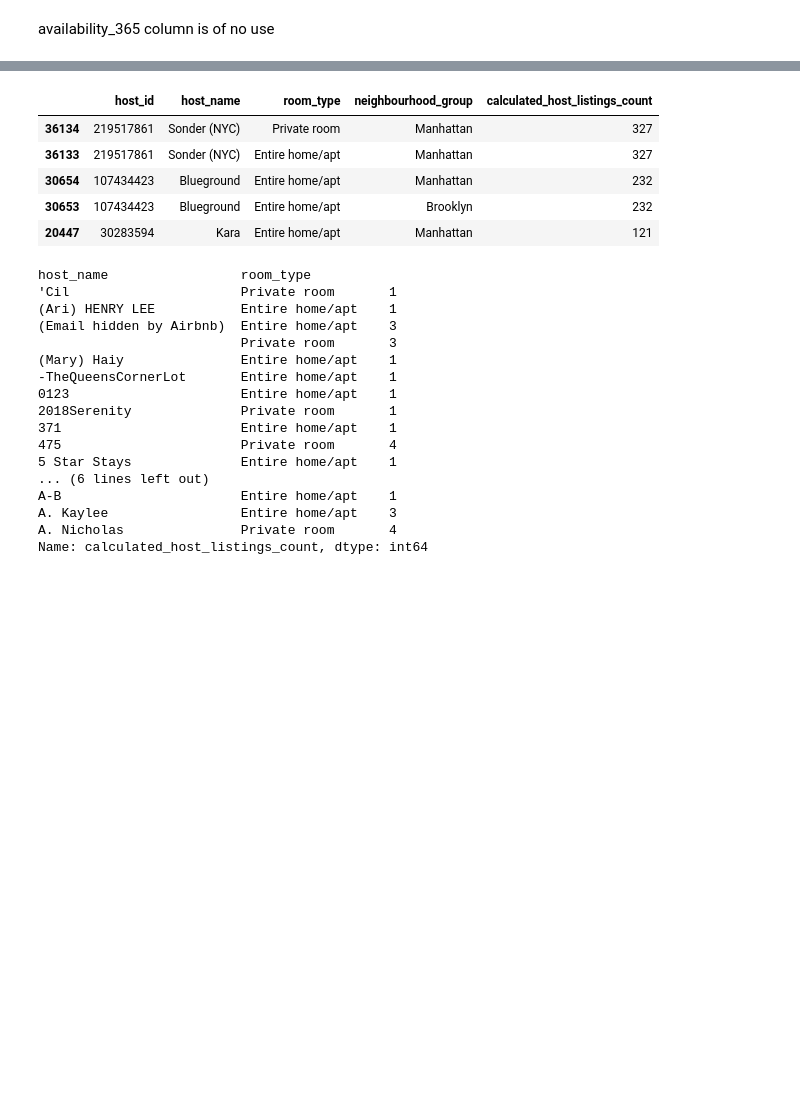
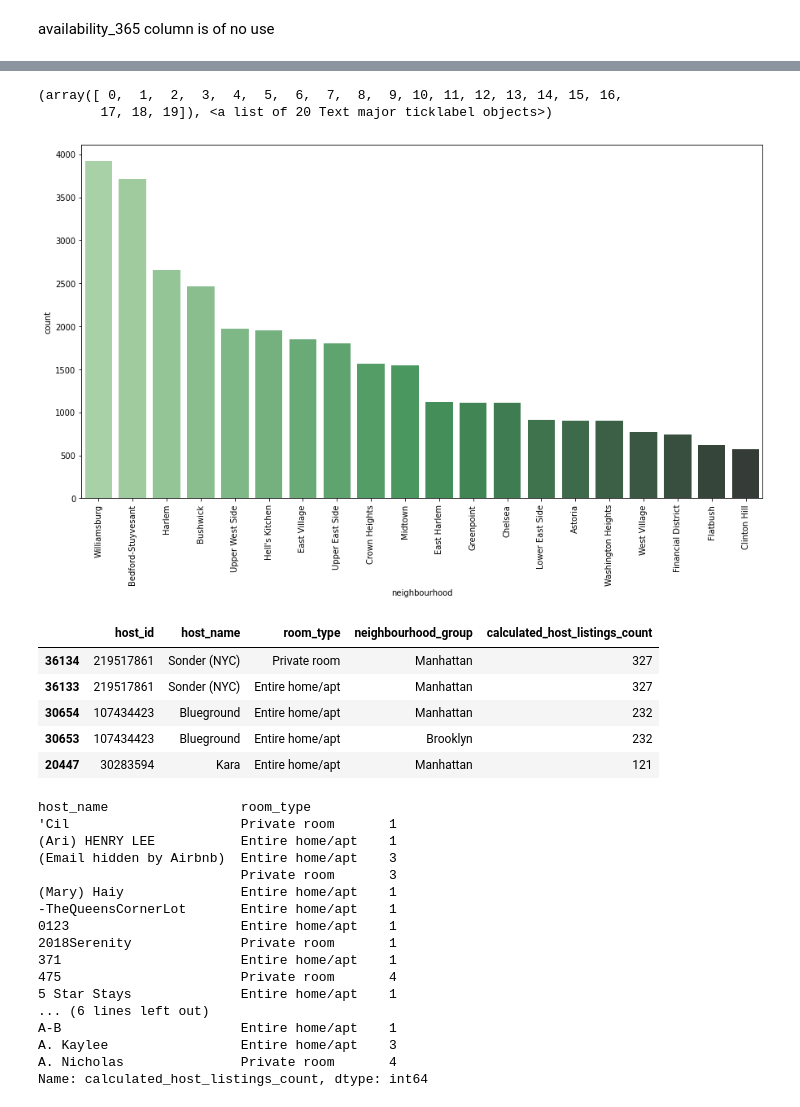
Before and after one commit to GoPlusUltra/Airbnb-2019-dataset-EDA, a Jupyter notebook: EDA_on_Airbnb_2019_Dataset.ipynb, the cells around one changed output, grey strips where cells are left out. Cells and saved outputs as stored; diff of their text form; code cells hidden in the pictures; blank space fills up the shorter version.

```diff
--- a/EDA_on_Airbnb_2019_Dataset.ipynb
+++ b/EDA_on_Airbnb_2019_Dataset.ipynb
@@ -249,3 +240,18 @@ Name: neighbourhood, Length: 221, dtype: int64
+# %%
+plt.figure(figsize=(15,8))
+sns.countplot(x="neighbourhood", data=new_df, palette="Greens_d",
+              order=new_df.neighbourhood.value_counts().iloc[:20].index)
+plt.xticks(rotation=90)
+#sns.countplot(new_df, order=new_df['neighbourhood'].value_counts().iloc[:10].index)
+
+#sns.countplot(x='neighbourhood',data=new_df)
+# x axis neighbourhood with hue and y axis value counts with mean price.
+
+#new_df['neighbourhood'].value_counts()
+# %% [output]
+(array([ 0,  1,  2,  3,  4,  5,  6,  7,  8,  9, 10, 11, 12, 13, 14, 15, 16,
+        17, 18, 19]), <a list of 20 Text major ticklabel objects>)
+[figure, added]
 # %%
 hosts_areas = new_df.groupby(['host_id','host_name','room_type','neighbourhood_group'])['calculated_host_listings_count'].max().reset_index()
 hosts_areas.sort_values(by='calculated_host_listings_count', ascending=False).head(5)
```
Also changed, not shown: parts of 4 cells of this notebook.
